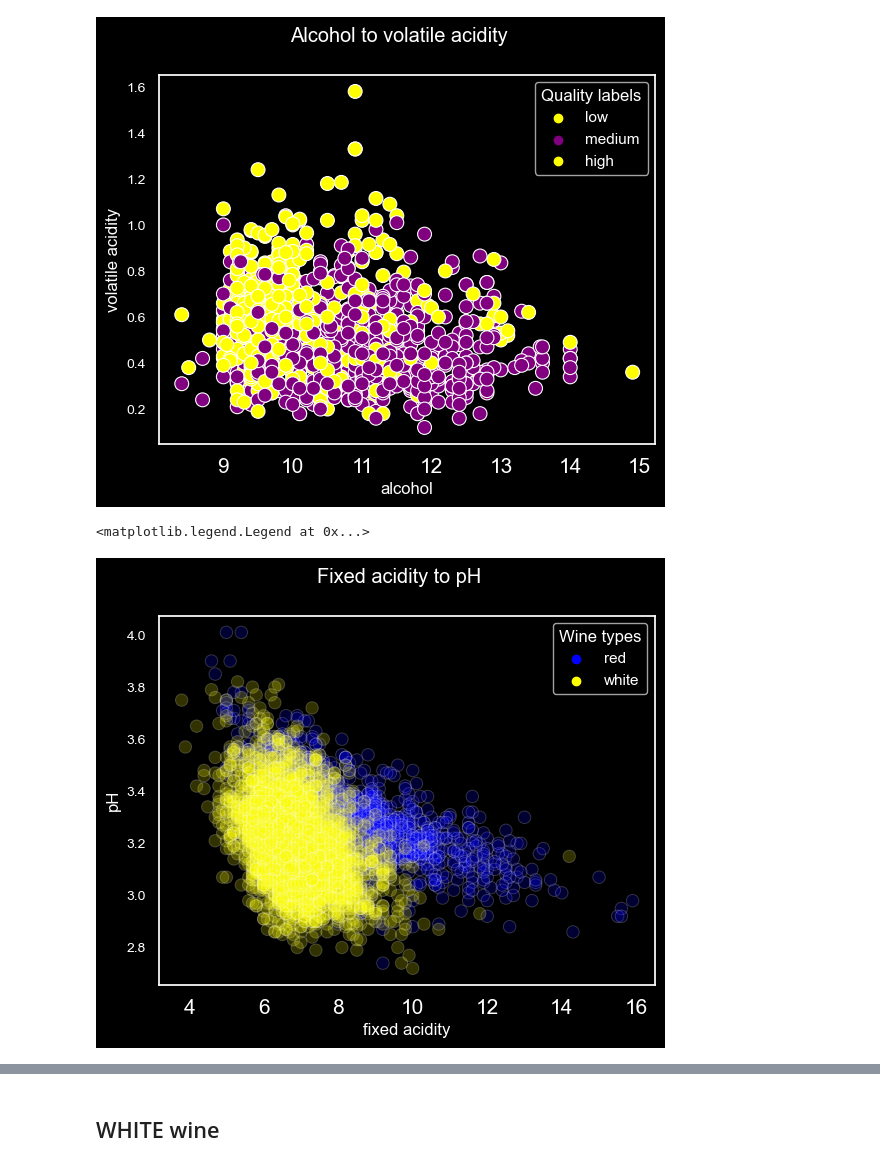
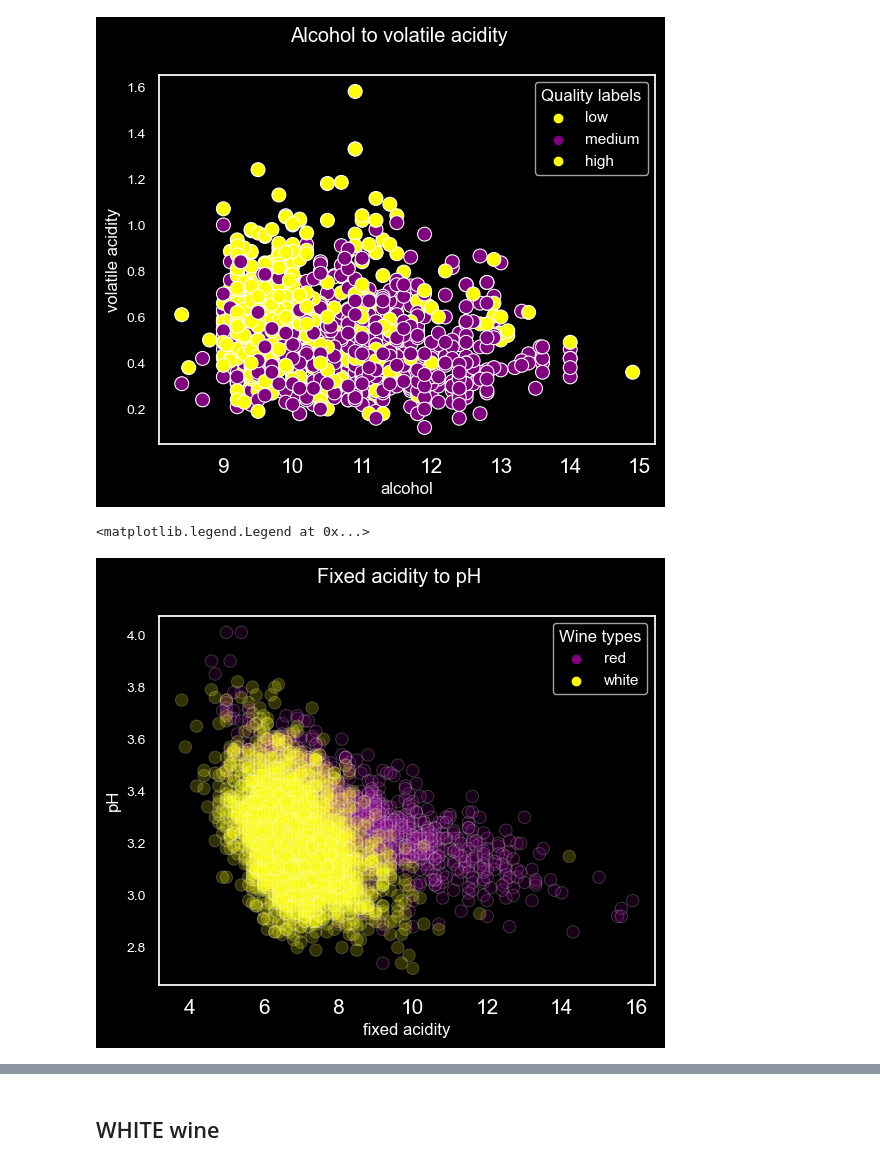
Before and after one commit to gabriela-arlt/BlueBerry-Winery, a Jupyter notebook: wine+quality/plots for the presentation.ipynb, the cells around one changed output, grey strips where cells are left out. Drawn from its saved outputs; the diff is of its cells as text; code cells hidden in the pictures.

```diff
--- a/wine+quality/plots for the presentation.ipynb
+++ b/wine+quality/plots for the presentation.ipynb
@@ -656,16 +656,16 @@ The palette list has fewer values (2) than needed (3) and will cycle, which may
 <matplotlib.legend.Legend at 0x...>
 [figure]
 # %%
-gabi2=['blue','yellow']
+gabi2=['purple','yellow']
 sns.scatterplot(x='fixed acidity', y='pH',s=80,   hue='wine type', alpha=0.2, data=wine, palette=gabi2)
 plt.suptitle('Fixed acidity to pH', color='white')
 plt.xticks(fontsize=15, color='white')
 plt.yticks(fontsize=10, color='white')
 plt.xlabel(xlabel='fixed acidity',color='white')
 plt.ylabel(ylabel='pH',color='white')
 plt.rcParams['text.color'] = 'white'
 #fig1.patch.set_facecolor('black')
 plt.legend(title="Wine types", facecolor='black')
 # %% [output]
 <matplotlib.legend.Legend at 0x...>
-[figure, old version]
+[figure, new version]
```
Also changed, not shown: parts of 2 cells of this notebook.
